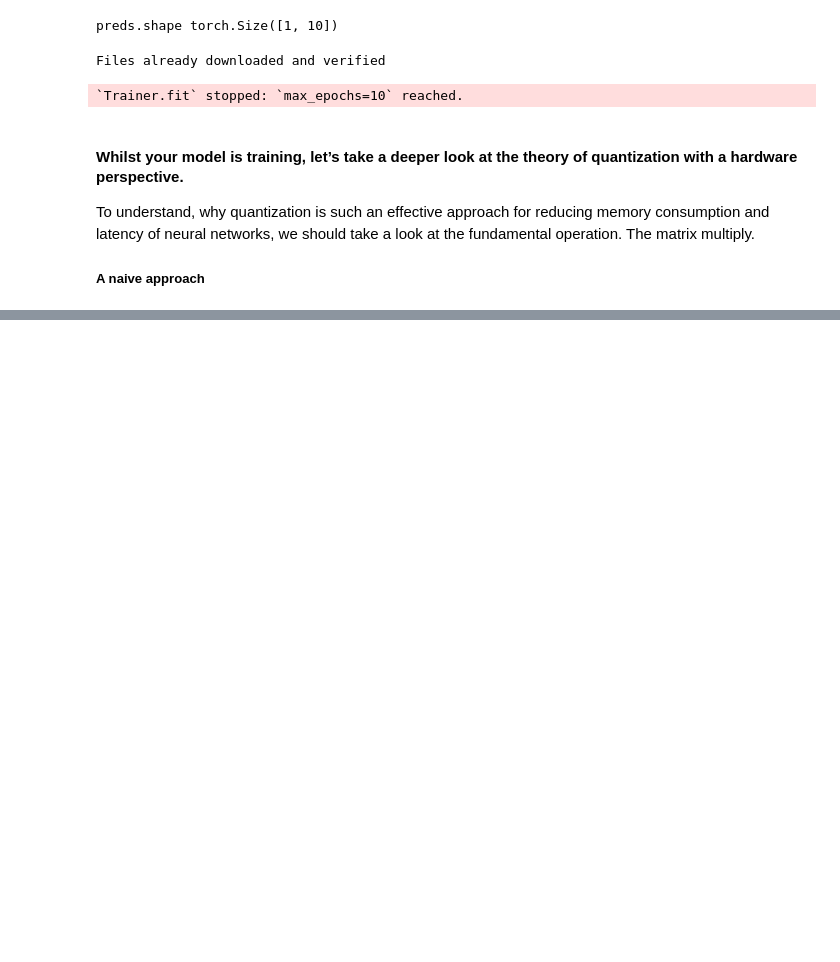
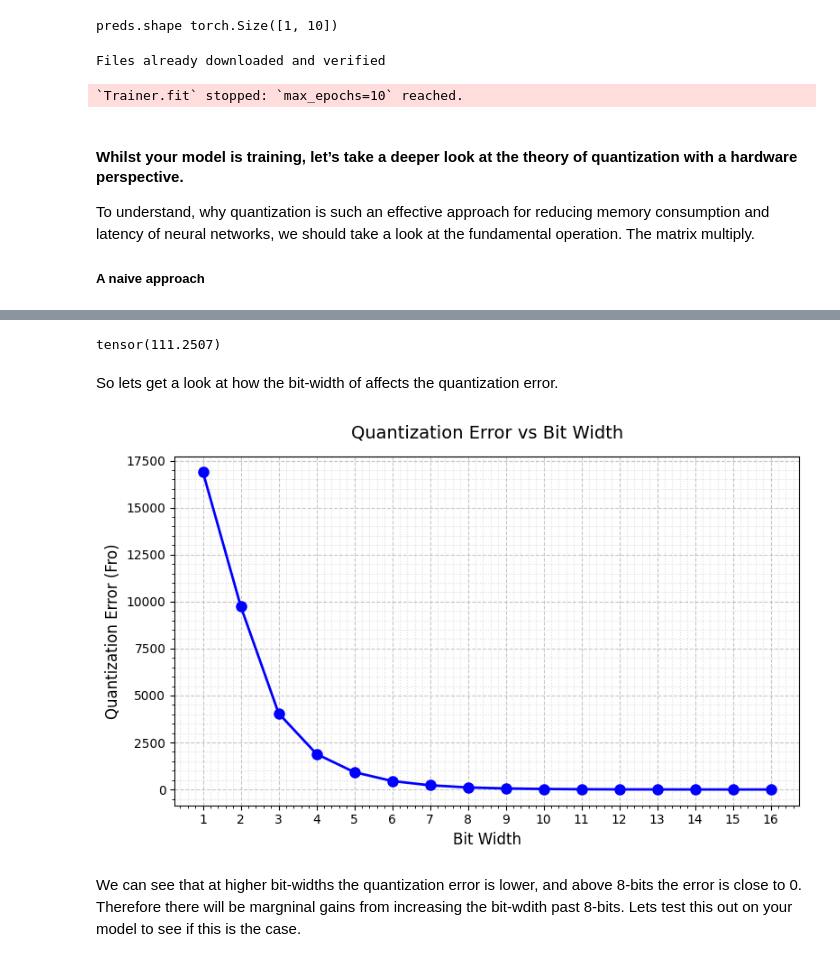
Before and after one commit to OliverGrainge/Advanced-AI-on-Arm, a Jupyter notebook: lab1.ipynb, the cells around one changed output, grey strips where cells are left out. Saved outputs shown, nothing was run; the diff lists cells and outputs as text; code cells hidden in the pictures; blank space fills up the shorter version.

```diff
--- a/lab1.ipynb
+++ b/lab1.ipynb
@@ -180,0 +241,37 @@ Float64 min: -1.7976931348623157e+308
+# %%
+def compute_quantization_error(w, d_w):
+    return torch.norm(w - d_w, p='fro')
+
+compute_quantization_error(w, d_w)
+# %% [output]
+tensor(111.2507)
+# %% [markdown]
+So lets get a look at how the bit-width of affects the quantization error.
+# %%
+errors = []
+for b in range(1, 17):
+    s, z = compute_linear_scale_and_zero_point(w, b)
+    q_w = quantize_linear(w, s, z, b)
+    d_w = dequantize_linear(q_w, s, z)
+    errors.append(compute_quantization_error(w, d_w))
+
+plt.figure(figsize=(8, 5))
+plt.plot(range(1, 17), errors, 'bo-', linewidth=2, markersize=8)
+plt.grid(True, linestyle='--', alpha=0.7)
+plt.xlabel('Bit Width', fontsize=12)
+plt.ylabel('Quantization Error (Fro)', fontsize=12)
+plt.title('Quantization Error vs Bit Width', fontsize=14, pad=15)
+plt.xticks(range(1, 17))
+
+# Optional: Add minor gridlines for more precision
+plt.grid(True, which='minor', linestyle=':', alpha=0.4)
+plt.minorticks_on()
+
+# Optionally adjust margins
+plt.tight_layout()
+
+plt.show()
+# %% [output]
+[figure, added]
+# %% [markdown]
+We can see that at higher bit-widths the quantization error is lower, and above 8-bits the error is close to 0. Therefore there will be margninal gains from increasing the bit-wdith past 8-bits. Lets test this out on your model to see if this is the case.
```
Also changed, not shown: parts of 7 cells of this notebook.
